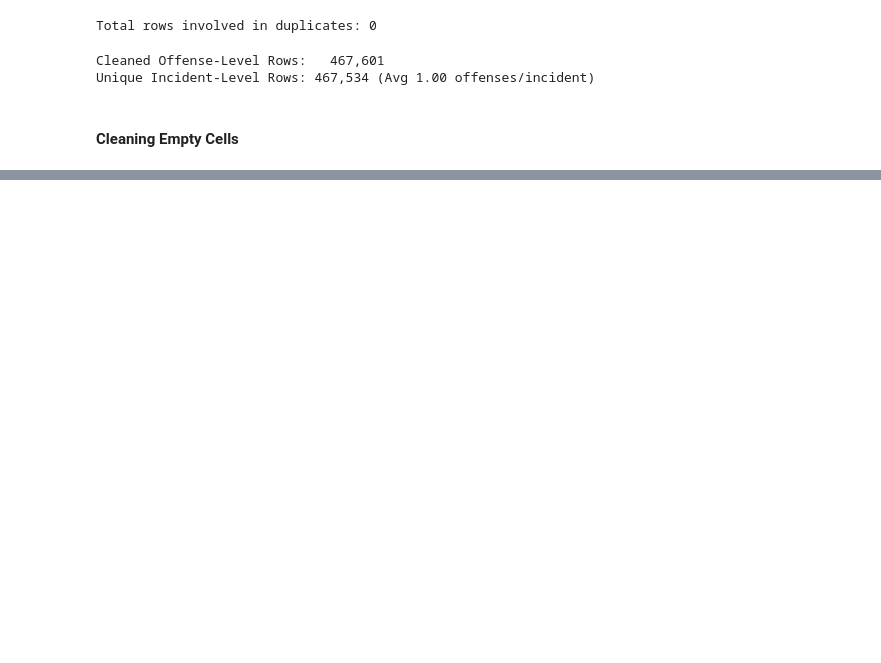
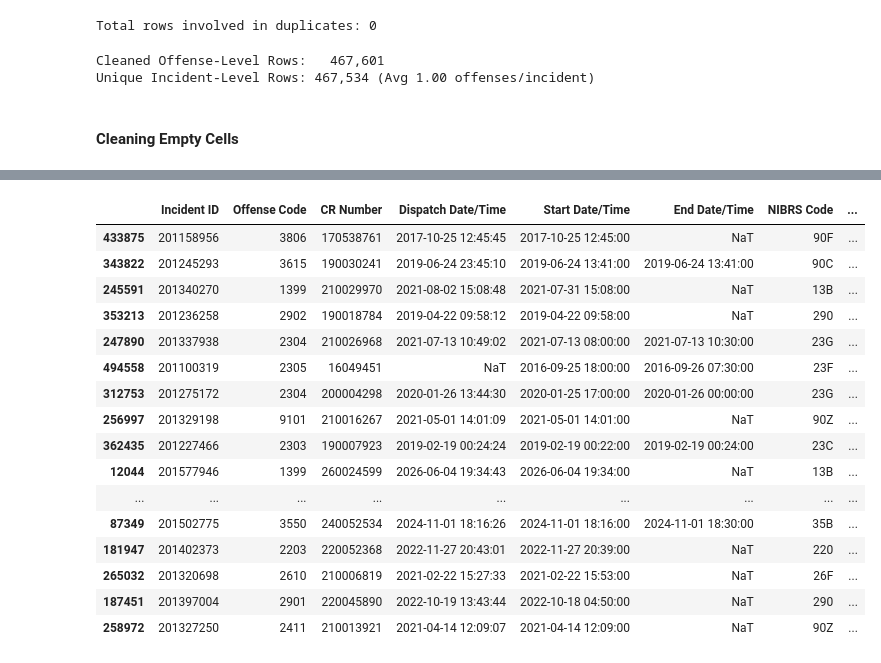
Before and after one commit to ArunaMahaGamage/MSC-AI-CW1, a Jupyter notebook: CW1.ipynb, the cells around one changed output, grey strips where cells are left out. Saved outputs shown, nothing was run; the diff lists cells and outputs as text; code cells hidden in the pictures; blank space fills up the shorter version.

```diff
--- a/CW1.ipynb
+++ b/CW1.ipynb
@@ -141,0 +278,3 @@ Total rows involved in duplicates: 74,254
+# %%
+pd.set_option('display.max_columns', None)
+display(all_dups_Incident_ID) # Use print(all_dups) if not in a Jupyter notebook
@@ -197,0 +367,22 @@ clean_df.plot()
+# %%
+pd.set_option("display.max_columns", None)
+pd.set_option("display.max_rows", 100)
+df.sample(100)
+# %% [output]
+|  | Incident ID | Offense Code | CR Number | Dispatch Date/Time | Start Date/Time | End Date/Time | NIBRS Code | ... |
+| 433875 | 201158956 | 3806 | 170538761 | 2017-10-25 12:45:45 | 2017-10-25 12:45:00 | NaT | 90F | ... |
+| 343822 | 201245293 | 3615 | 190030241 | 2019-06-24 23:45:10 | 2019-06-24 13:41:00 | 2019-06-24 13:41:00 | 90C | ... |
+| 245591 | 201340270 | 1399 | 210029970 | 2021-08-02 15:08:48 | 2021-07-31 15:08:00 | NaT | 13B | ... |
+| 353213 | 201236258 | 2902 | 190018784 | 2019-04-22 09:58:12 | 2019-04-22 09:58:00 | NaT | 290 | ... |
+| 247890 | 201337938 | 2304 | 210026968 | 2021-07-13 10:49:02 | 2021-07-13 08:00:00 | 2021-07-13 10:30:00 | 23G | ... |
+| 494558 | 201100319 | 2305 | 16049451 | NaT | 2016-09-25 18:00:00 | 2016-09-26 07:30:00 | 23F | ... |
+| 312753 | 201275172 | 2304 | 200004298 | 2020-01-26 13:44:30 | 2020-01-25 17:00:00 | 2020-01-26 00:00:00 | 23G | ... |
+| 256997 | 201329198 | 9101 | 210016267 | 2021-05-01 14:01:09 | 2021-05-01 14:01:00 | NaT | 90Z | ... |
+| 362435 | 201227466 | 2303 | 190007923 | 2019-02-19 00:24:24 | 2019-02-19 00:22:00 | 2019-02-19 00:24:00 | 23C | ... |
+| 12044 | 201577946 | 1399 | 260024599 | 2026-06-04 19:34:43 | 2026-06-04 19:34:00 | NaT | 13B | ... |
+| ... | ... | ... | ... | ... | ... | ... | ... | ... |
+| 87349 | 201502775 | 3550 | 240052534 | 2024-11-01 18:16:26 | 2024-11-01 18:16:00 | 2024-11-01 18:30:00 | 35B | ... |
+| 181947 | 201402373 | 2203 | 220052368 | 2022-11-27 20:43:01 | 2022-11-27 20:39:00 | NaT | 220 | ... |
+| 265032 | 201320698 | 2610 | 210006819 | 2021-02-22 15:27:33 | 2021-02-22 15:53:00 | NaT | 26F | ... |
+| 187451 | 201397004 | 2901 | 220045890 | 2022-10-19 13:43:44 | 2022-10-18 04:50:00 | NaT | 290 | ... |
+| 258972 | 201327250 | 2411 | 210013921 | 2021-04-14 12:09:07 | 2021-04-14 12:09:00 | NaT | 90Z | ... |
```
Also changed, not shown: parts of 15 cells of this notebook.
